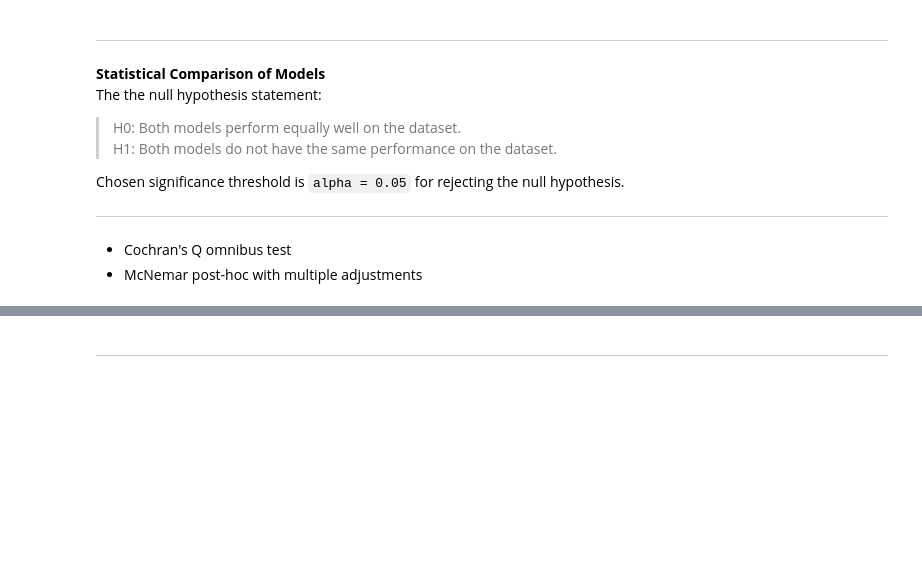
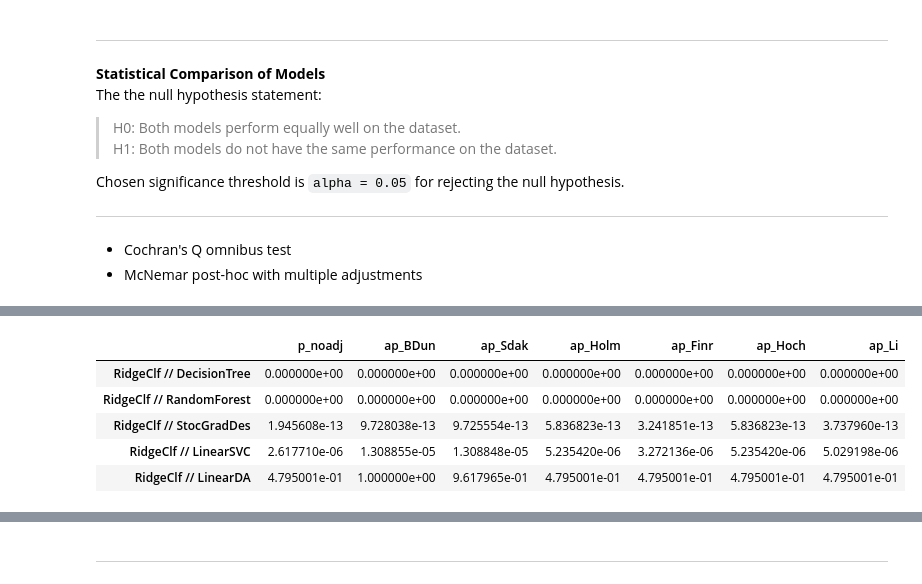
Before and after one commit to tomas-o-dev/P-Hacking, a Jupyter notebook: Demo/p_hakn_one_db.ipynb, the cells around one changed output, grey strips where cells are left out. Cells and saved outputs as stored; diff of their text form; code cells hidden in the pictures; blank space fills up the shorter version.

```diff
--- a/Demo/p_hakn_one_db.ipynb
+++ b/Demo/p_hakn_one_db.ipynb
@@ -218,8 +120,0 @@ print(category_cols)
-# %%
-# generate a sorted list of unique values of categorical features
-# we will get a new column for each one with get_dummies()
-
-for col in categori:
-    ul = numpy.sort(list(combined_df[col].unique()))
-    print(col, ' ::> ', ul)
-    print()
@@ -471,3 +375,10 @@ ph_pvals_df
 # %%
-ph_pvals_df = cq_mph(y_test,results,cq=False,control='RidgeClf')
-ph_pvals_df
+ph_ctl_df = cq_mph(y_test,results,cq=False,control='RidgeClf')
+ph_ctl_df
+# %% [output]
+|  | p_noadj | ap_BDun | ap_Sdak | ap_Holm | ap_Finr | ap_Hoch | ap_Li |
+| RidgeClf // DecisionTree | 0.000000e+00 | 0.000000e+00 | 0.000000e+00 | 0.000000e+00 | 0.000000e+00 | 0.000000e+00 | 0.000000e+00 |
+| RidgeClf // RandomForest | 0.000000e+00 | 0.000000e+00 | 0.000000e+00 | 0.000000e+00 | 0.000000e+00 | 0.000000e+00 | 0.000000e+00 |
+| RidgeClf // StocGradDes | 1.945608e-13 | 9.728038e-13 | 9.725554e-13 | 5.836823e-13 | 3.241851e-13 | 5.836823e-13 | 3.737960e-13 |
+| RidgeClf // LinearSVC | 2.617710e-06 | 1.308855e-05 | 1.308848e-05 | 5.235420e-06 | 3.272136e-06 | 5.235420e-06 | 5.029198e-06 |
+| RidgeClf // LinearDA | 4.795001e-01 | 1.000000e+00 | 9.617965e-01 | 4.795001e-01 | 4.795001e-01 | 4.795001e-01 | 4.795001e-01 |
```
Also changed, not shown: parts of 28 cells of this notebook.
